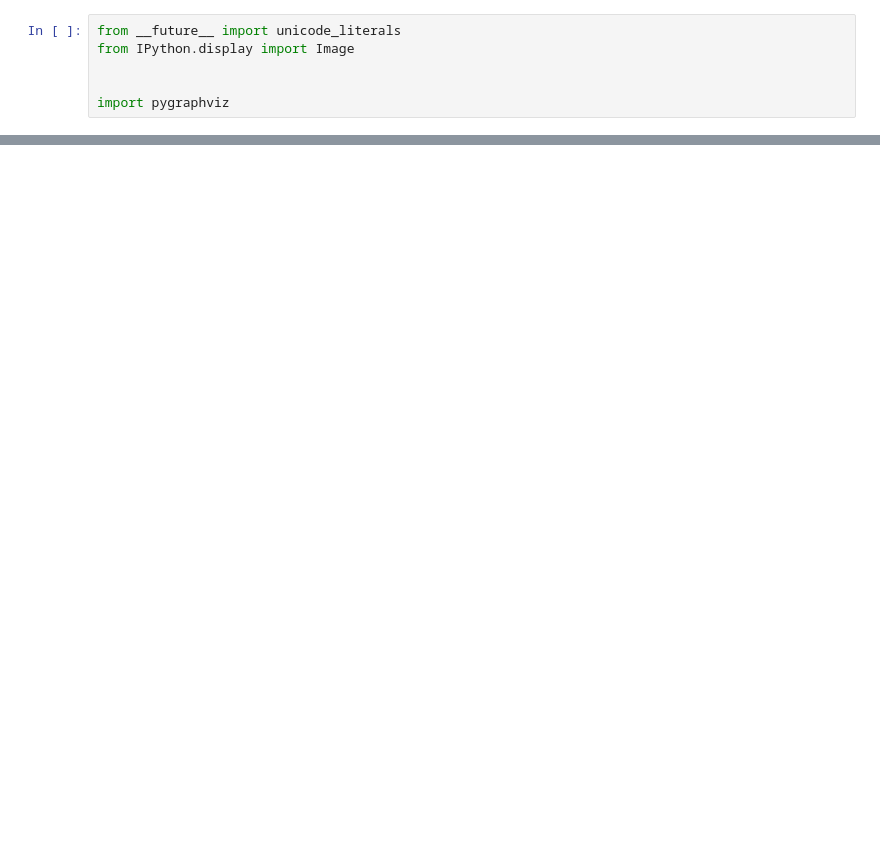
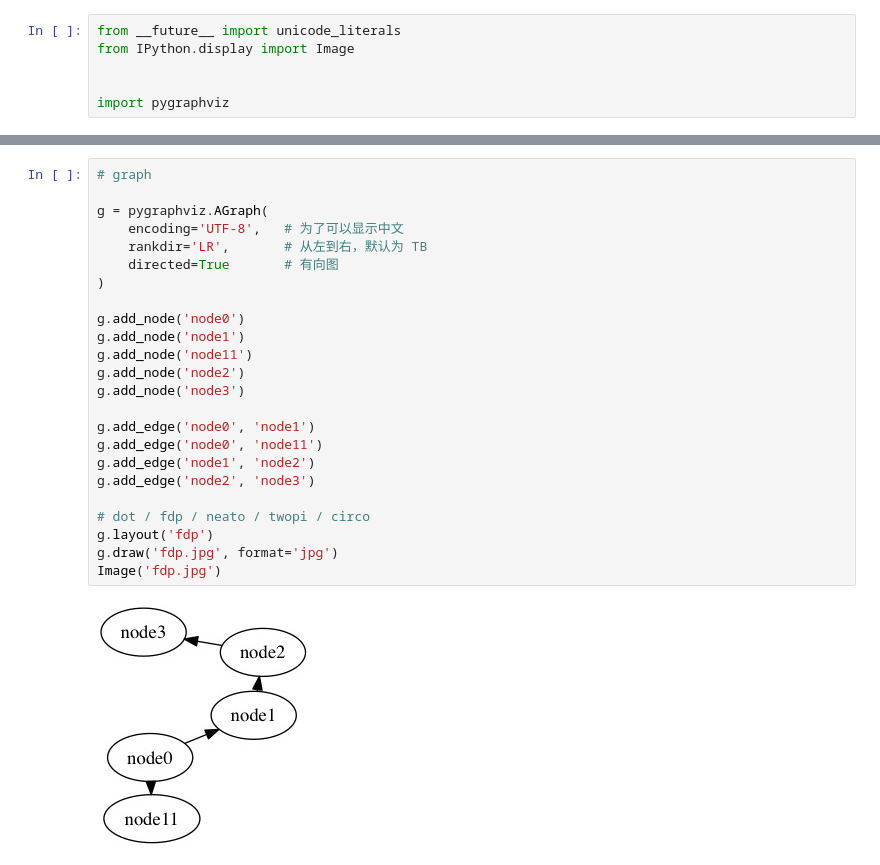
Before and after one commit to Laisky/HelloWorld, a Jupyter notebook: py2/pygraphviz/demo.ipynb, the cells around one changed output, grey strips where cells are left out. Drawn from its saved outputs; the diff is of its cells as text; blank space fills up the shorter version.

```diff
--- a/py2/pygraphviz/demo.ipynb
+++ b/py2/pygraphviz/demo.ipynb
@@ -25,0 +71,26 @@ Image('demo.jpg')
+# %%
+# graph
+
+g = pygraphviz.AGraph(
+    encoding='UTF-8',   # 为了可以显示中文
+    rankdir='LR',       # 从左到右，默认为 TB
+    directed=True       # 有向图
+)
+
+g.add_node('node0')
+g.add_node('node1')
+g.add_node('node11')
+g.add_node('node2')
+g.add_node('node3')
+
+g.add_edge('node0', 'node1')
+g.add_edge('node0', 'node11')
+g.add_edge('node1', 'node2')
+g.add_edge('node2', 'node3')
+
+# dot / fdp / neato / twopi / circo
+g.layout('fdp')
+g.draw('fdp.jpg', format='jpg')
+Image('fdp.jpg')
+# %% [output]
+[figure, added]
```
Also changed, not shown: parts of 3 cells of this notebook, 9 other files.
